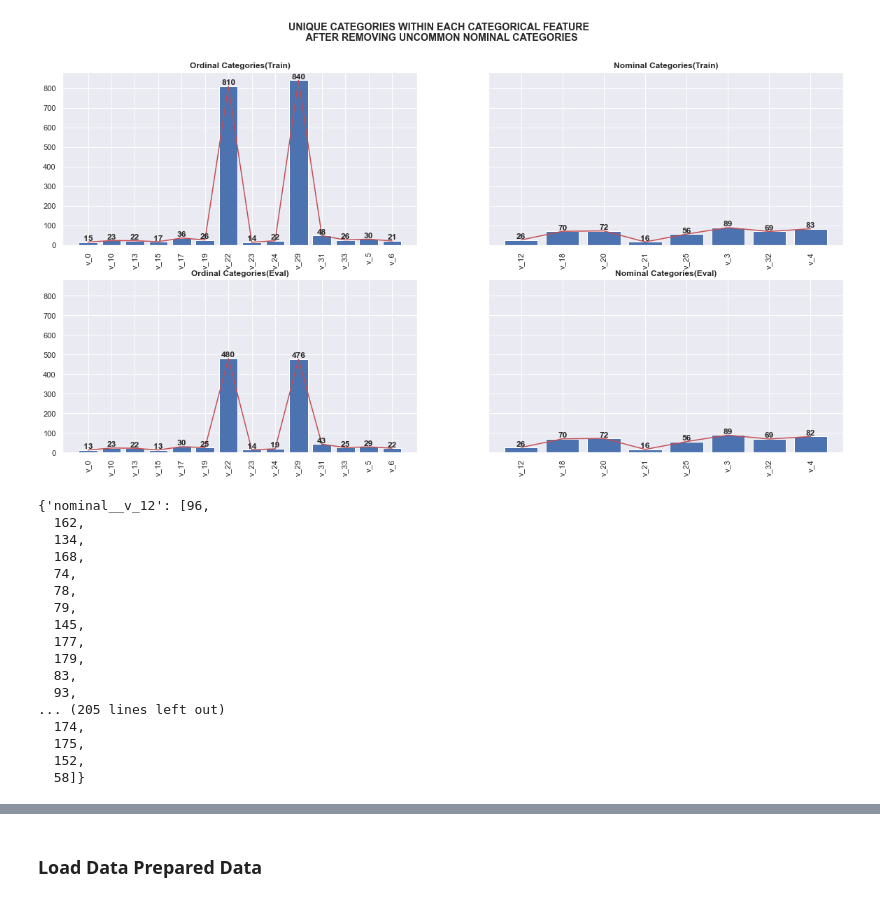
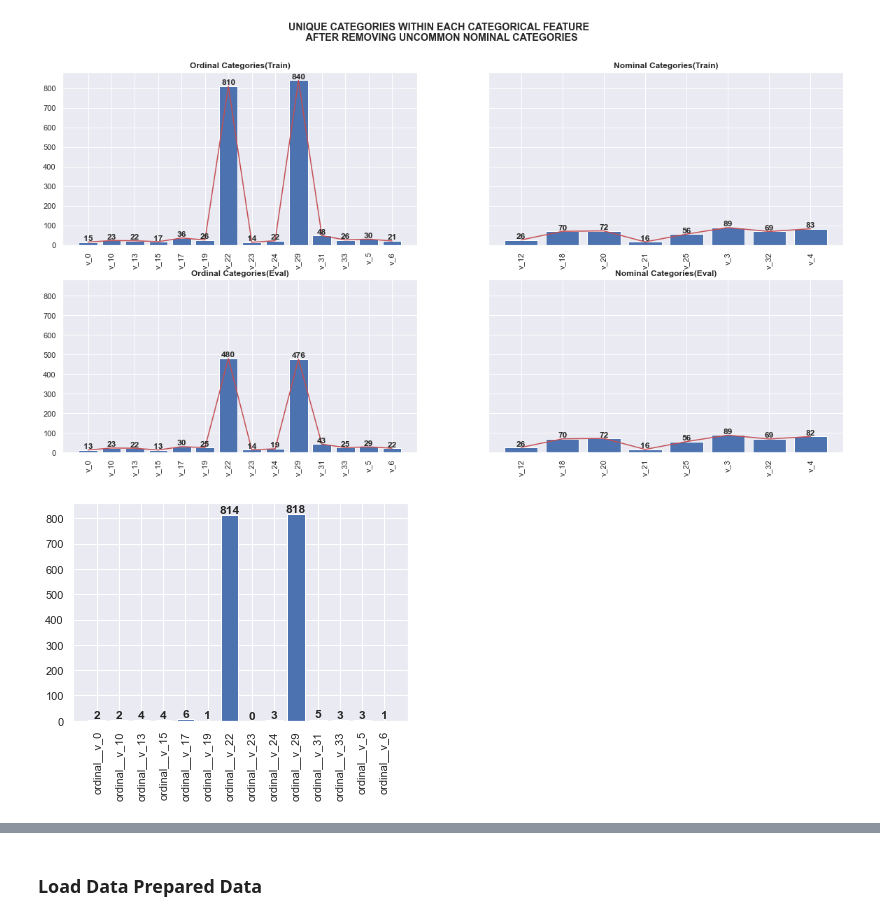
Before and after one commit to risan-raja/sdpiit, a Jupyter notebook: notebooks/sdpiitm-risan-raja-21f10000121.ipynb, the cells around one changed output, grey strips where cells are left out. Cells and saved outputs as stored; diff of their text form; code cells hidden in the pictures.

```diff
--- a/notebooks/sdpiitm-risan-raja-21f10000121.ipynb
+++ b/notebooks/sdpiitm-risan-raja-21f10000121.ipynb
@@ -335,23 +335,31 @@ for i in range(2):
         idx+=1
 # %% [output]
 [figure]
-# %%
-missing_categories_dict
-# %% [output]
-{'nominal__v_12': [96,
-  162,
-  134,
-  168,
-  74,
-  78,
-  79,
-  145,
-  177,
-  179,
-  83,
-  93,
-... (205 lines left out)
-  174,
-  175,
-  152,
-  58]}
+# %%
+"""
+Ordinal Categories to delete = Unique_Categories (Union - Intersection)
+"""
+def find_ordinal_uncommon_categories(ordinal_data=ordinal_data, ordinal_data_eval=ordinal_data_eval):
+    missing_categories_dict = {}
+    for c in ordinal:
+        nominal_data[c]: pd.Series
+        unique_categories_train = set(ordinal_data[c].unique())
+        # print(unique_categories_test)
+        unique_categories_eval = set(ordinal_data_eval[c].unique())
+        all_categories = unique_categories_train.union(unique_categories_eval)
+        common_categories = unique_categories_train.intersection(unique_categories_eval)
+        missing_categories = all_categories - common_categories
+        missing_categories_dict[c] = list(missing_categories)
+    return missing_categories_dict
+
+
+missing_categories_dict = find_ordinal_uncommon_categories()
+missing_categories_count_nominal = {k:len(v) for k,v in missing_categories_dict.items()}
+
+fig, ax = plt.subplots(1,1)
+disp = ax.bar(missing_categories_count_nominal.keys(), height=missing_categories_count_nominal.values())
+disp1 = ax.set_xticklabels(missing_categories_count_nominal.keys(), rotation=90)
+# ax[0].bar_label(container=disp,fontweight='bold')
+disp = ax.bar_label(container=disp,fontweight='bold')
+# %% [output]
+[figure, added]
```
Also changed, not shown: parts of 5 cells of this notebook.
